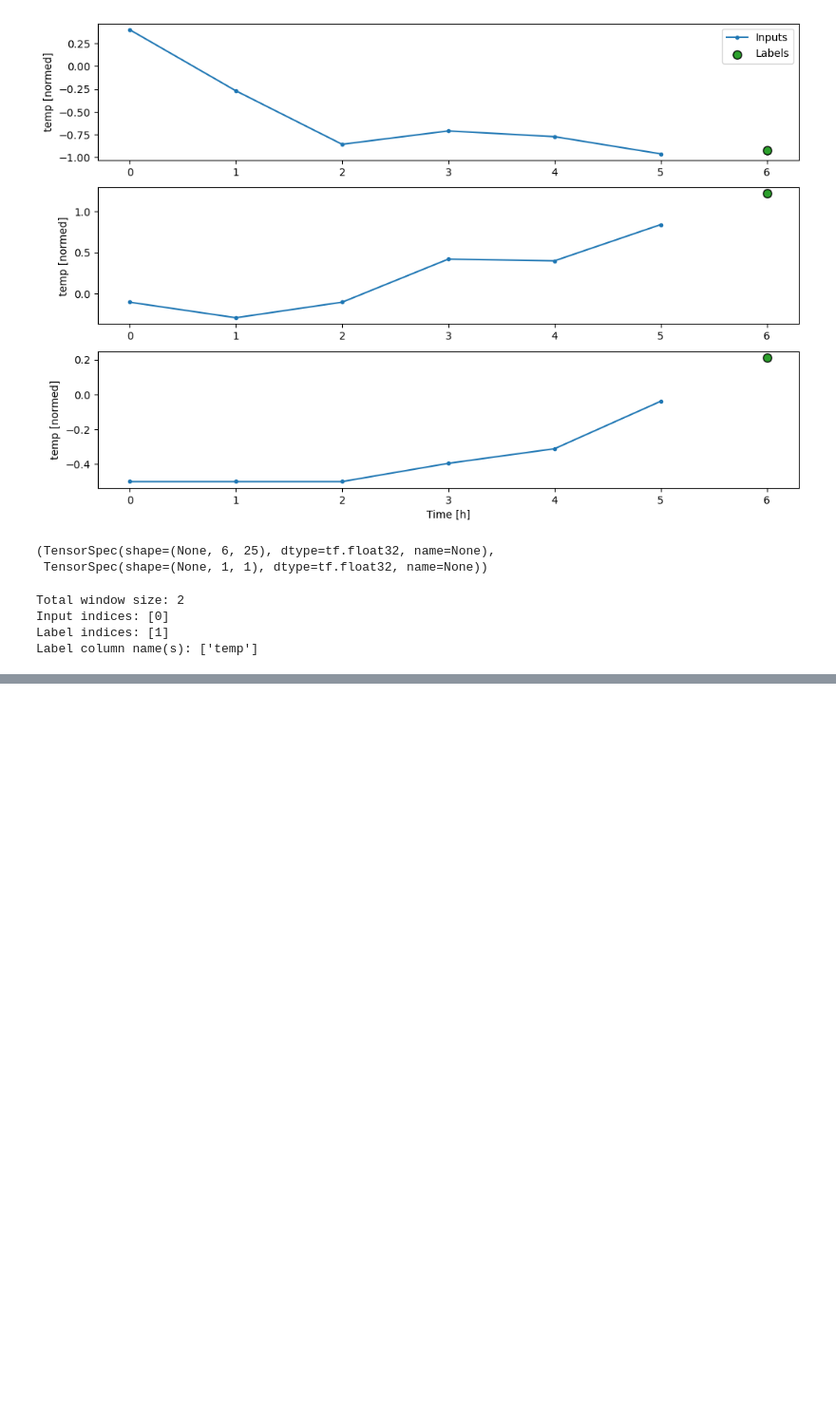
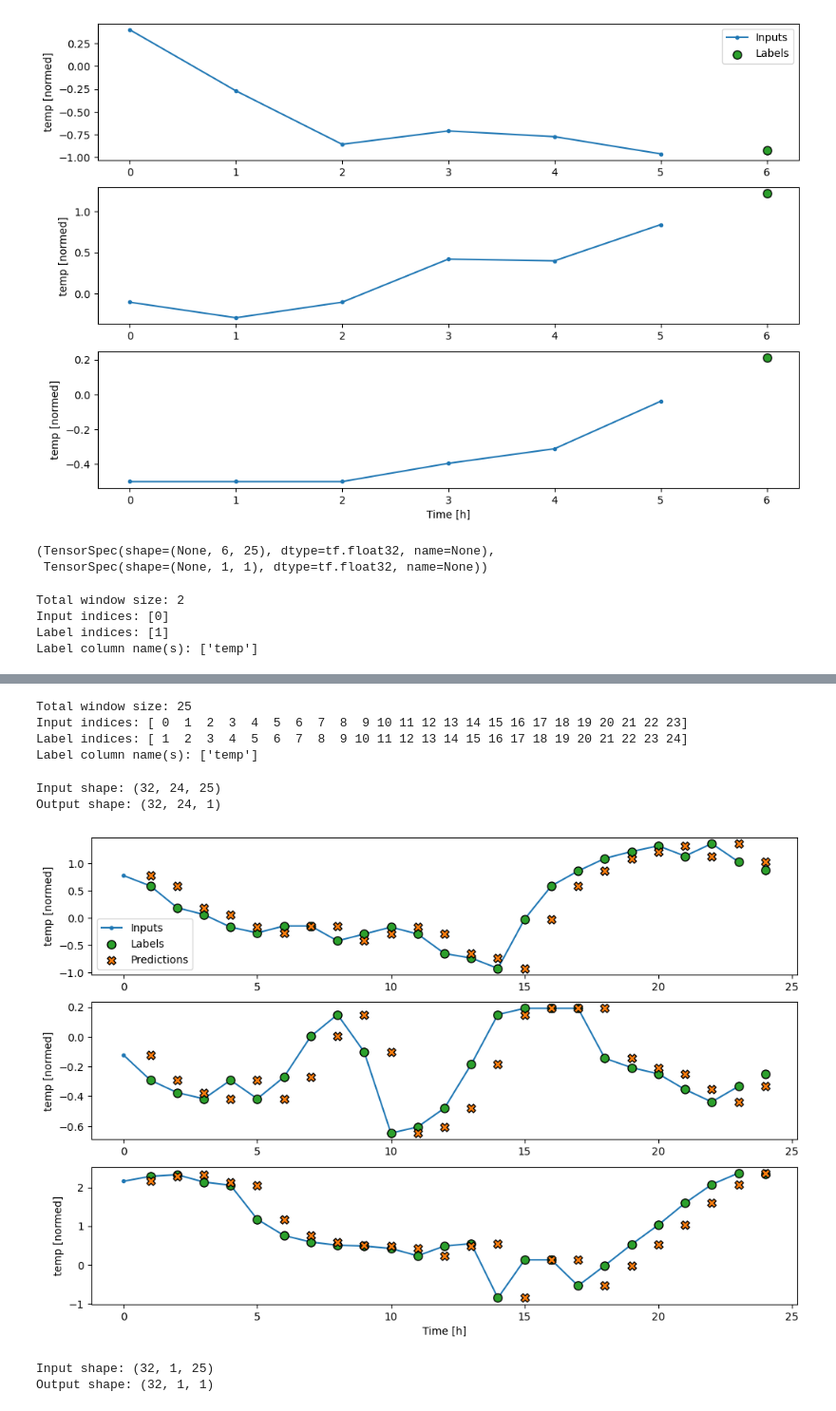
Before and after one commit to tgfive/Inverse_Classification, a Jupyter notebook: brazil_data/Untitled.ipynb, the cells around one changed output, grey strips where cells are left out. Shown at 95% size. Saved outputs shown, nothing was run; the diff lists cells and outputs as text; code cells hidden in the pictures; blank space fills up the shorter version.

```diff
--- a/brazil_data/Untitled.ipynb
+++ b/brazil_data/Untitled.ipynb
@@ -405,11 +397,0 @@ Labels shape (batch, time, features): (32, 1, 1)
-# %%
-class Baseline(tf.keras.Model):
-    def __init__(self, label_index=None):
-        super().__init__()
-        self.label_index = label_index
-
-    def call(self, inputs):
-        if self.label_index is None:
-            return inputs
-        result = input[:, :, self.label_index]
-        return result[:, :, tf.newaxis]
@@ -441,0 +405,11 @@ Index(['prcp', 'stp', 'smax', 'smin', 'gbrd', 'temp', 'dewp', 'tmax', 'tmin',
+# %%
+class Baseline(tf.keras.Model):
+    def __init__(self, label_index=None):
+        super().__init__()
+        self.label_index = label_index
+
+    def call(self, inputs):
+        if self.label_index is None:
+            return inputs
+        result = inputs[:, :, self.label_index]
+        return result[:, :, tf.newaxis]
@@ -441,0 +428,21 @@ Index(['prcp', 'stp', 'smax', 'smin', 'gbrd', 'temp', 'dewp', 'tmax', 'tmin',
+# %%
+wide_window = WindowGenerator(
+    input_width=24, label_width=24, shift=1,
+    label_columns=['temp'])
+
+wide_window
+# %% [output]
+Total window size: 25
+Input indices: [ 0  1  2  3  4  5  6  7  8  9 10 11 12 13 14 15 16 17 18 19 20 21 22 23]
+Label indices: [ 1  2  3  4  5  6  7  8  9 10 11 12 13 14 15 16 17 18 19 20 21 22 23 24]
+Label column name(s): ['temp']
+# %%
+print('Input shape:', wide_window.example[0].shape)
+print('Output shape:', baseline(wide_window.example[0]).shape)
+# %% [output]
+Input shape: (32, 24, 25)
+Output shape: (32, 24, 1)
+# %%
+wide_window.plot(baseline)
+# %% [output]
+[figure, added]
@@ -441,0 +453,6 @@ Index(['prcp', 'stp', 'smax', 'smin', 'gbrd', 'temp', 'dewp', 'tmax', 'tmin',
+# %%
+print('Input shape:', single_step_window.example[0].shape)
+print('Output shape:', linear(single_step_window.example[0]).shape)
+# %% [output]
+Input shape: (32, 1, 25)
+Output shape: (32, 1, 1)
```
Also changed, not shown: parts of 12 cells of this notebook.
